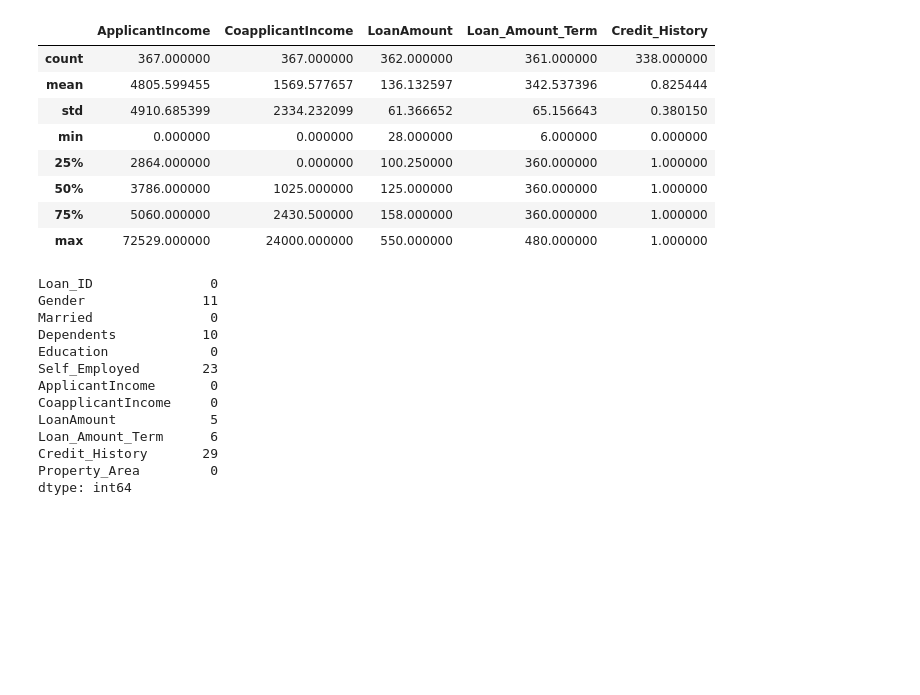
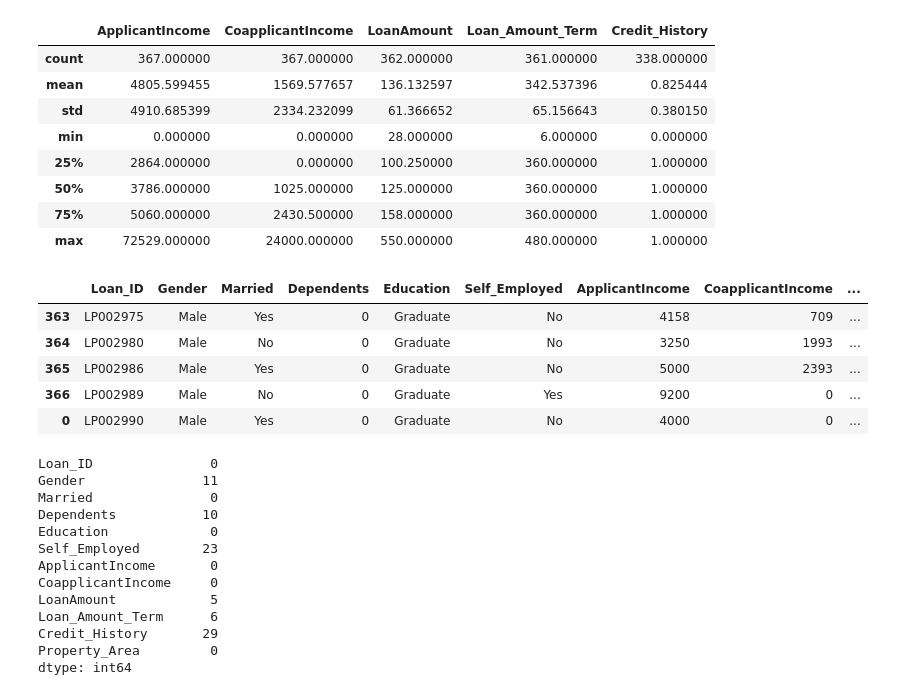
Before and after one commit to brianhabana/Mortgage_Qualifier_App, a Jupyter notebook: ML/machine_learning.ipynb, the cells around one changed output. Saved outputs shown, nothing was run; the diff lists cells and outputs as text; code cells hidden in the pictures; blank space fills up the shorter version.

```diff
--- a/ML/machine_learning.ipynb
+++ b/ML/machine_learning.ipynb
@@ -71,3 +71,16 @@ test_df.head()
 | 2 | LP001031 | Male | Yes | 2 | Graduate | No | 5000 | 1800 | ... |
 | 3 | LP001035 | Male | Yes | 2 | Graduate | No | 2340 | 2546 | ... |
 | 4 | LP001051 | Male | No | 0 | Not Graduate | No | 3276 | 0 | ... |
+# %%
+Loan_ID = 'LP002990'
+Gender = 'Male'
+Married = 'Yes'
+Dependents = 0
+Education = 'Graduate'
+Self_Employed = 'No'
+ApplicantIncome = 4000
+CoapplicantIncome = 0
+LoanAmount = 290
+Loan_Amount_Term = 360
+Credit_History = 1.0
+Property_Area = 'Urban'
@@ -84,6 +126,16 @@ test_df.describe()
 | 50% | 3786.000000 | 1025.000000 | 125.000000 | 360.000000 | 1.000000 |
 | 75% | 5060.000000 | 2430.500000 | 158.000000 | 360.000000 | 1.000000 |
 | max | 72529.000000 | 24000.000000 | 550.000000 | 480.000000 | 1.000000 |
+# %%
+test_df = test_df.append(df)
+test_df.tail()
+# %% [output]
+|  | Loan_ID | Gender | Married | Dependents | Education | Self_Employed | ApplicantIncome | CoapplicantIncome | ... |
+| 363 | LP002975 | Male | Yes | 0 | Graduate | No | 4158 | 709 | ... |
+| 364 | LP002980 | Male | No | 0 | Graduate | No | 3250 | 1993 | ... |
+| 365 | LP002986 | Male | Yes | 0 | Graduate | No | 5000 | 2393 | ... |
+| 366 | LP002989 | Male | No | 0 | Graduate | Yes | 9200 | 0 | ... |
+| 0 | LP002990 | Male | Yes | 0 | Graduate | No | 4000 | 0 | ... |
 # %%
 #check missing data on test dataset
 test_df.isnull().sum()
```
Also changed, not shown: parts of 4 cells of this notebook, 3 other files.
